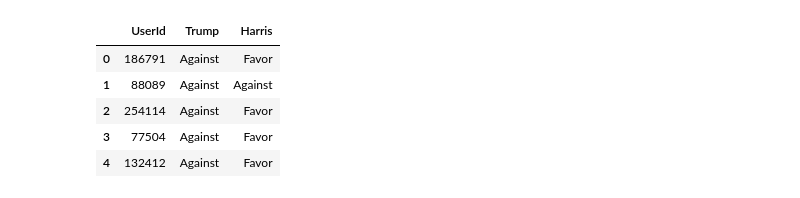
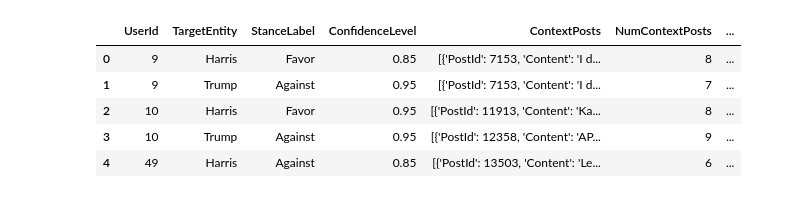
Before and after one commit to jakobtitz/political-stance-detection-analysis, a Jupyter notebook: notebooks/01_preprocessing.ipynb, the cells around one changed output. Saved outputs shown, nothing was run; the diff lists cells and outputs as text; code cells hidden in the pictures.

```diff
--- a/notebooks/01_preprocessing.ipynb
+++ b/notebooks/01_preprocessing.ipynb
@@ -693,26 +596,75 @@ The resulting human-labelled dataset will later be used as the final test set.
 # %%
-human_path = "../data/raw/human_annotated_validation_user_stance_dataset.parquet"
+from collections import defaultdict
 
-# The human dataset is very small (445 rows), so using pandas for reshaping is convenient and does not create any memory issues
-human_wide = pq.read_table(human_path).to_pandas()
 
-print(f"Human-annotated users: {len(human_wide):,}")
+# Order context posts from newest to oldest
+# Ambiguous posts have no timestamp and are placed last
+resolved_context_posts = resolved_context_posts.sort_by([
+    ("UserId", "ascending"),
+    ("TargetEntity", "ascending"),
+    ("PostTime", "descending"),
+    ("ContextPostId", "ascending")
+])
 
-display(human_wide.head())
+grouped_context = defaultdict(list)
 
-# Convert Trump/Harris columns into one row per user-target pair.
-human_long = human_wide.melt(
-    id_vars="UserId",
-    value_vars=["Trump", "Harris"],
-    var_name="TargetEntity",
-    value_name="StanceLabel"
+for row in resolved_context_posts.to_pylist():
+    key = (row["UserId"], row["TargetEntity"])
+
+    grouped_context[key].append({
+        "PostId": row["PostId"],
+        "Content": row["Content"],
+        "PostTime": row["PostTime"],
+        "IsAmbiguous": row["IsAmbiguous"]
+    })
+
+
+# Build ContextPosts in the same row order as llm_data
+context_lists = []
+
+for row in llm_data.select(["UserId", "TargetEntity"]).to_pylist():
+    key = (row["UserId"], row["TargetEntity"])
+    context_lists.append(grouped_context[key])
+
+
+context_type = pa.list_(
+    pa.struct([
+        pa.field("PostId", resolved_context_posts["PostId"].type),
+        pa.field("Content", pa.string()),
+        pa.field("PostTime", resolved_context_posts["PostTime"].type),
+        pa.field("IsAmbiguous", pa.bool_())
+    ])
 )
 
-# Remove rows without a human stance annotation, if there are any.
-human_long = human_long.dropna(subset=["StanceLabel"]).reset_index(drop=True)
+num_context_posts = [
+    len(posts)
+    for posts in context_lists
+]
 
-print(f"Human user-target pairs: {len(human_long):,}")
+num_ambiguous_timestamps = [
+    sum(post["IsAmbiguous"] for post in posts)
+    for posts in context_lists
+]
 
-display(human_long.head(10))
-print(human_long["TargetEntity"].value_counts())
+
+llm_context_data = pa.table({
+    "UserId": llm_data["UserId"],
+    "TargetEntity": llm_data["TargetEntity"],
+    "StanceLabel": llm_data["StanceLabel"],
+    "ConfidenceLevel": llm_data["ConfidenceLevel"],
+    "ContextPosts": pa.array(
+        context_lists,
+        type=context_type
+    ),
+    "NumContextPosts": pa.array(
+        num_context_posts,
+        type=pa.int16()
+    ),
+    "NumAmbiguousTimestamps": pa.array(
+        num_ambiguous_timestamps,
+        type=pa.int16()
+    )
+})
+
+display(llm_context_data.slice(0, 5).to_pandas())
 # %% [output]
@@ -720,6 +671,6 @@ Human-annotated users: 445
-|  | UserId | Trump | Harris |
-| 0 | 186791 | Against | Favor |
-| 1 | 88089 | Against | Against |
-| 2 | 254114 | Against | Favor |
-| 3 | 77504 | Against | Favor |
-| 4 | 132412 | Against | Favor |
+|  | UserId | TargetEntity | StanceLabel | ConfidenceLevel | ContextPosts | NumContextPosts | ... |
+| 0 | 9 | Harris | Favor | 0.85 | [{'PostId': 7153, 'Content': 'I d... | 8 | ... |
+| 1 | 9 | Trump | Against | 0.95 | [{'PostId': 7153, 'Content': 'I d... | 7 | ... |
+| 2 | 10 | Harris | Favor | 0.95 | [{'PostId': 11913, 'Content': 'Ka... | 8 | ... |
+| 3 | 10 | Trump | Against | 0.95 | [{'PostId': 12358, 'Content': 'AP... | 9 | ... |
+| 4 | 49 | Harris | Against | 0.85 | [{'PostId': 13503, 'Content': 'Le... | 6 | ... |
```
Also changed, not shown: parts of 34 cells of this notebook, 8 other files.
